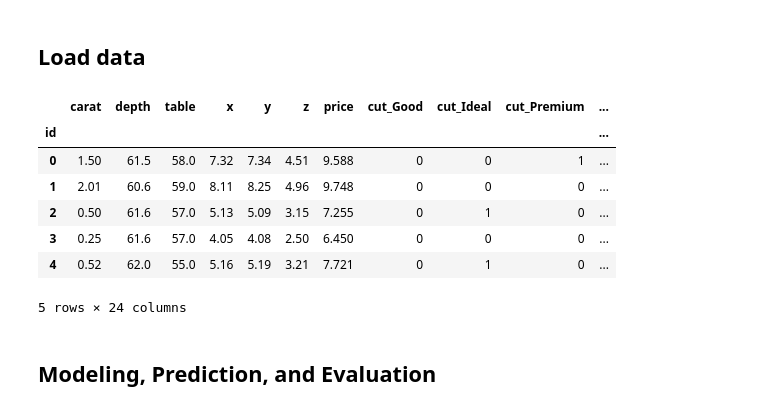
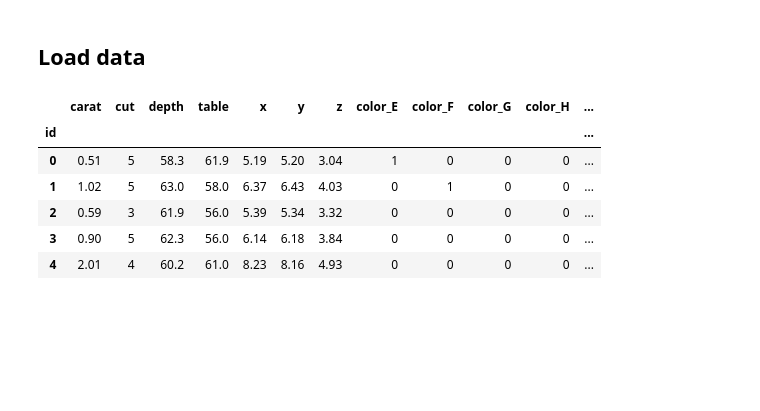
Before and after one commit to AnaAGG/P5_Diamonds, a Jupyter notebook: 2. Modelling.ipynb, the cells around one changed output. Saved outputs shown, nothing was run; the diff lists cells and outputs as text; code cells hidden in the pictures; blank space fills up the shorter version.

```diff
--- a/2. Modelling.ipynb
+++ b/2. Modelling.ipynb
@@ -15,15 +26,15 @@ from sklearn.tree import plot_tree
 ##  Load data
 # %%
 df_train = pd.read_csv("diamons_train.csv", index_col = 0)
+df_test = pd.read_csv("diamons_test.csv", index_col = 0)
 # %%
-df_train.head()
+df_test.head()
 # %% [output]
-|  | carat | depth | table | x | y | z | price | cut_Good | cut_Ideal | cut_Premium | ... |
-| id |  |  |  |  |  |  |  |  |  |  | ... |
-| 0 | 1.50 | 61.5 | 58.0 | 7.32 | 7.34 | 4.51 | 9.588 | 0 | 0 | 1 | ... |
-| 1 | 2.01 | 60.6 | 59.0 | 8.11 | 8.25 | 4.96 | 9.748 | 0 | 0 | 0 | ... |
-| 2 | 0.50 | 61.6 | 57.0 | 5.13 | 5.09 | 3.15 | 7.255 | 0 | 1 | 0 | ... |
-| 3 | 0.25 | 61.6 | 57.0 | 4.05 | 4.08 | 2.50 | 6.450 | 0 | 0 | 0 | ... |
-| 4 | 0.52 | 62.0 | 55.0 | 5.16 | 5.19 | 3.21 | 7.721 | 0 | 1 | 0 | ... |
+|  | carat | cut | depth | table | x | y | z | color_E | color_F | color_G | color_H | ... |
+| id |  |  |  |  |  |  |  |  |  |  |  | ... |
+| 0 | 0.51 | 5 | 58.3 | 61.9 | 5.19 | 5.20 | 3.04 | 1 | 0 | 0 | 0 | ... |
+| 1 | 1.02 | 5 | 63.0 | 58.0 | 6.37 | 6.43 | 4.03 | 0 | 1 | 0 | 0 | ... |
+| 2 | 0.59 | 3 | 61.9 | 56.0 | 5.39 | 5.34 | 3.32 | 0 | 0 | 0 | 0 | ... |
+| 3 | 0.90 | 5 | 62.3 | 56.0 | 6.14 | 6.18 | 3.84 | 0 | 0 | 0 | 0 | ... |
+| 4 | 2.01 | 4 | 60.2 | 61.0 | 8.23 | 8.16 | 4.93 | 0 | 0 | 0 | 0 | ... |
-5 rows × 24 columns
 # %%
@@ -32,2 +42,0 @@ y = df_train.loc[:, df_train.columns != "price"]
-# %% [markdown]
-##  Modeling, Prediction, and Evaluation
```
Also changed, not shown: parts of 18 cells of this notebook, 6 other files.
